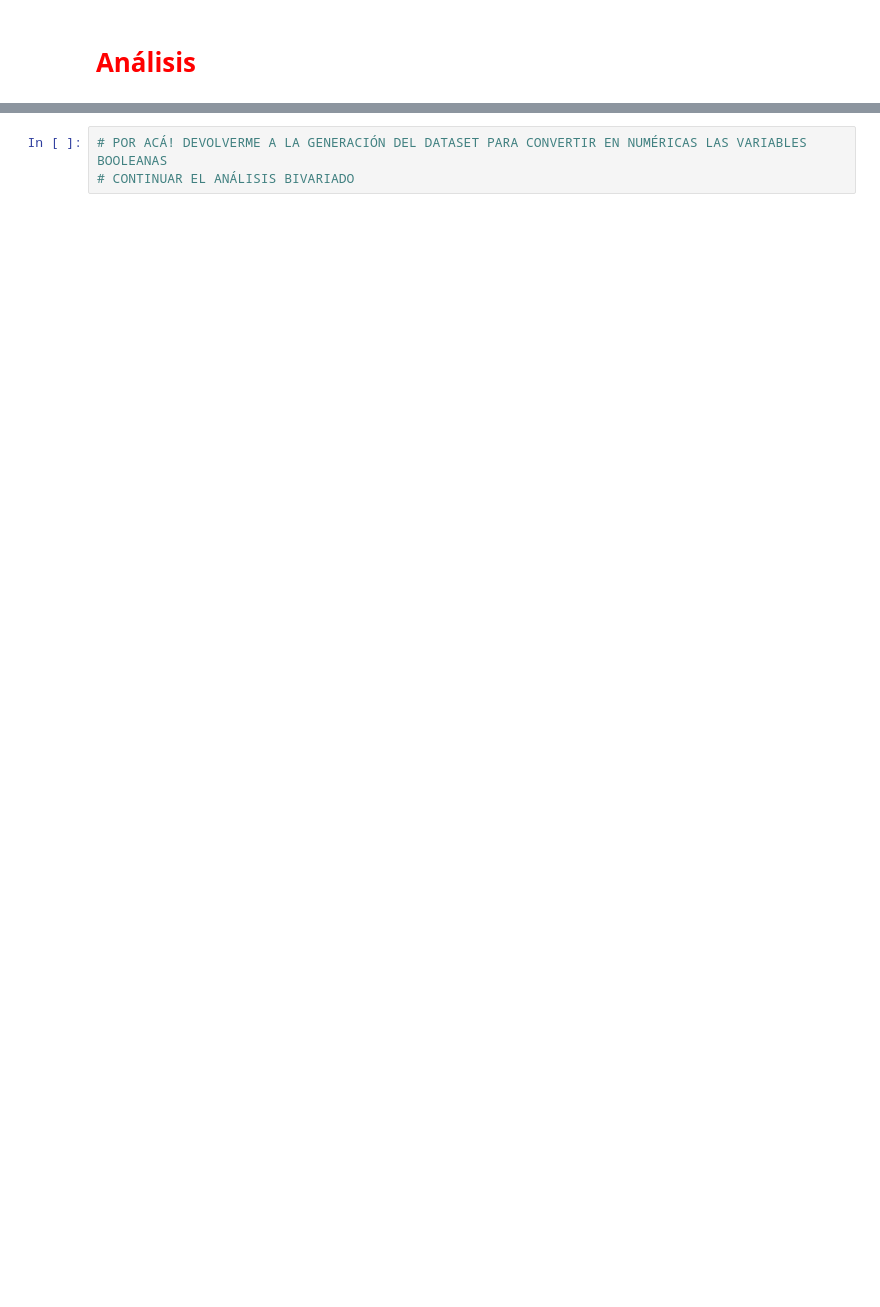
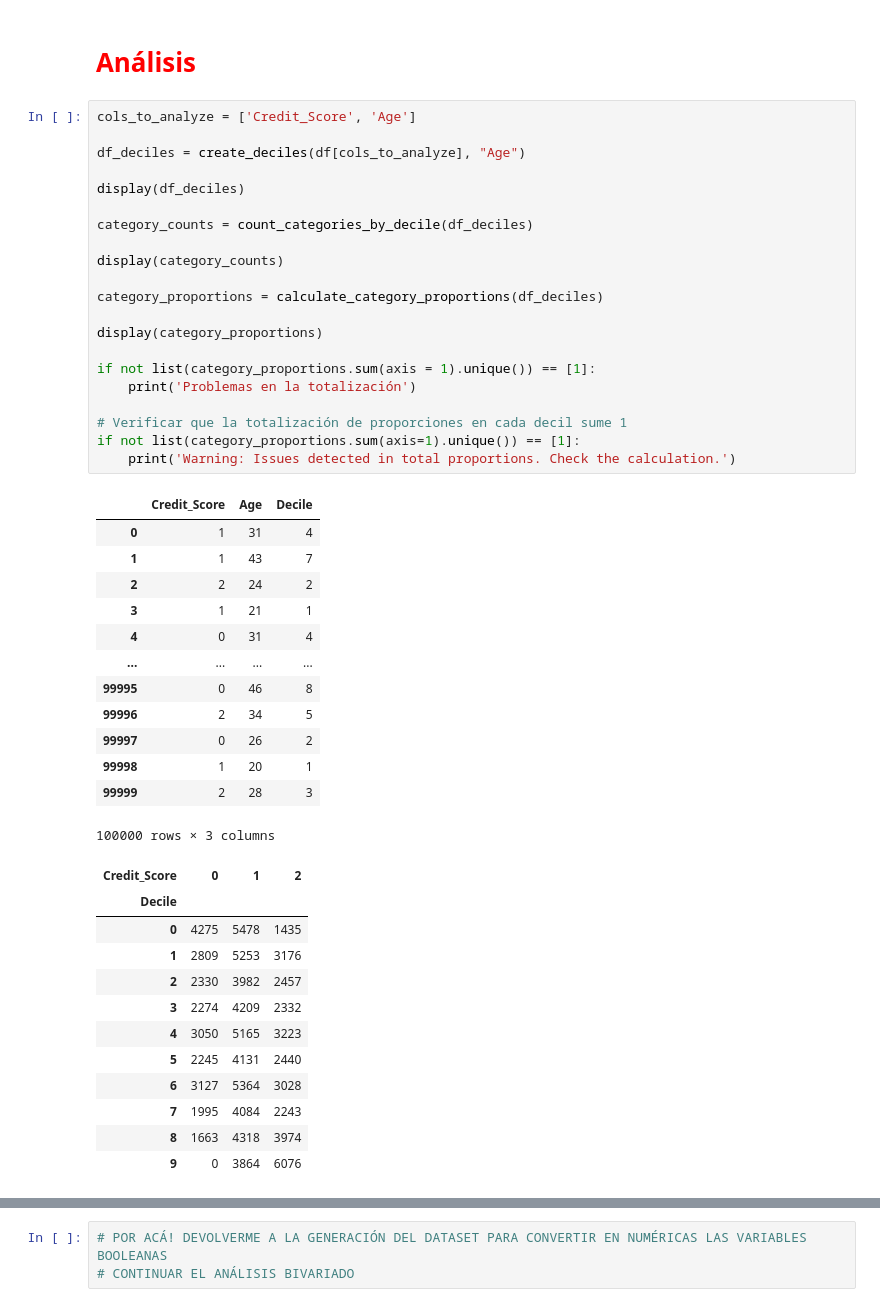
Before and after one commit to adoljc87/SCORE, a Jupyter notebook: notebooks/1_BIVARIATE_ANALYSIS/1_Age.ipynb, the cells around one changed output, grey strips where cells are left out. Saved outputs shown, nothing was run; the diff lists cells and outputs as text; blank space fills up the shorter version.

```diff
--- a/notebooks/1_BIVARIATE_ANALYSIS/1_Age.ipynb
+++ b/notebooks/1_BIVARIATE_ANALYSIS/1_Age.ipynb
@@ -47,2 +49,49 @@ memory usage: 22.8+ MB
 # %% [markdown]
 # <font color = 'red'> Análisis
+# %%
+cols_to_analyze = ['Credit_Score', 'Age']
+
+df_deciles = create_deciles(df[cols_to_analyze], "Age")
+
+display(df_deciles)
+
+category_counts = count_categories_by_decile(df_deciles)
+
+display(category_counts)
+
+category_proportions = calculate_category_proportions(df_deciles)
+
+display(category_proportions)
+
+if not list(category_proportions.sum(axis = 1).unique()) == [1]:
+    print('Problemas en la totalización')
+
+# Verificar que la totalización de proporciones en cada decil sume 1
+if not list(category_proportions.sum(axis=1).unique()) == [1]:
+    print('Warning: Issues detected in total proportions. Check the calculation.')
+# %% [output]
+|  | Credit_Score | Age | Decile |
+| 0 | 1 | 31 | 4 |
+| 1 | 1 | 43 | 7 |
+| 2 | 2 | 24 | 2 |
+| 3 | 1 | 21 | 1 |
+| 4 | 0 | 31 | 4 |
+| ... | ... | ... | ... |
+| 99995 | 0 | 46 | 8 |
+| 99996 | 2 | 34 | 5 |
+| 99997 | 0 | 26 | 2 |
+| 99998 | 1 | 20 | 1 |
+| 99999 | 2 | 28 | 3 |
+100000 rows × 3 columns
+| Credit_Score | 0 | 1 | 2 |
+| Decile |  |  |  |
+| 0 | 4275 | 5478 | 1435 |
+| 1 | 2809 | 5253 | 3176 |
+| 2 | 2330 | 3982 | 2457 |
+| 3 | 2274 | 4209 | 2332 |
+| 4 | 3050 | 5165 | 3223 |
+| 5 | 2245 | 4131 | 2440 |
+| 6 | 3127 | 5364 | 3028 |
+| 7 | 1995 | 4084 | 2243 |
+| 8 | 1663 | 4318 | 3974 |
+| 9 | 0 | 3864 | 6076 |
```
Also changed, not shown: parts of 12 cells of this notebook, 1 other file.
